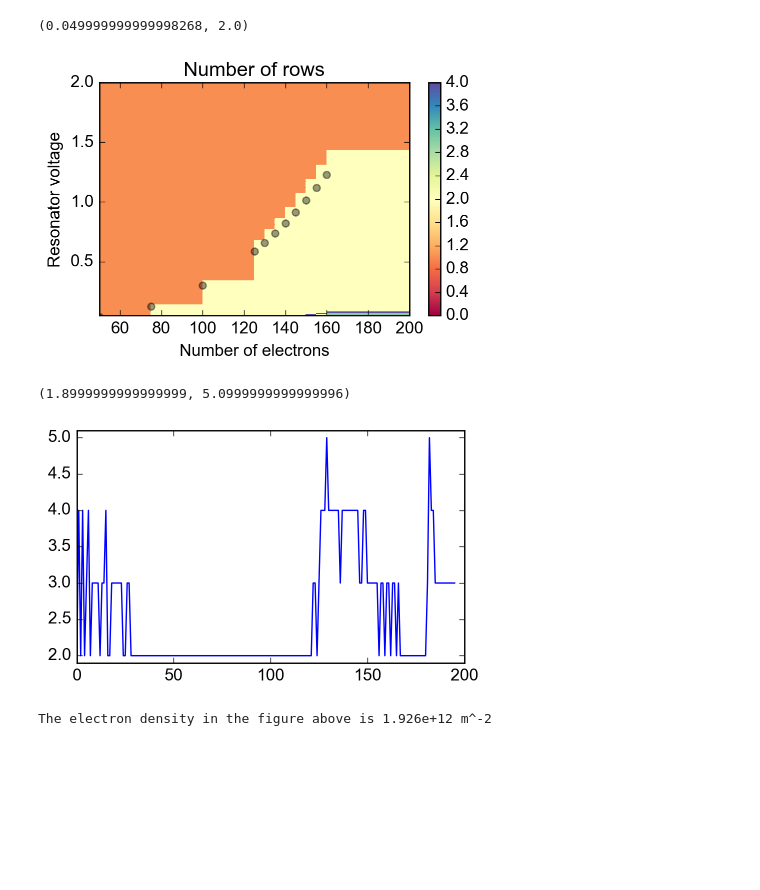
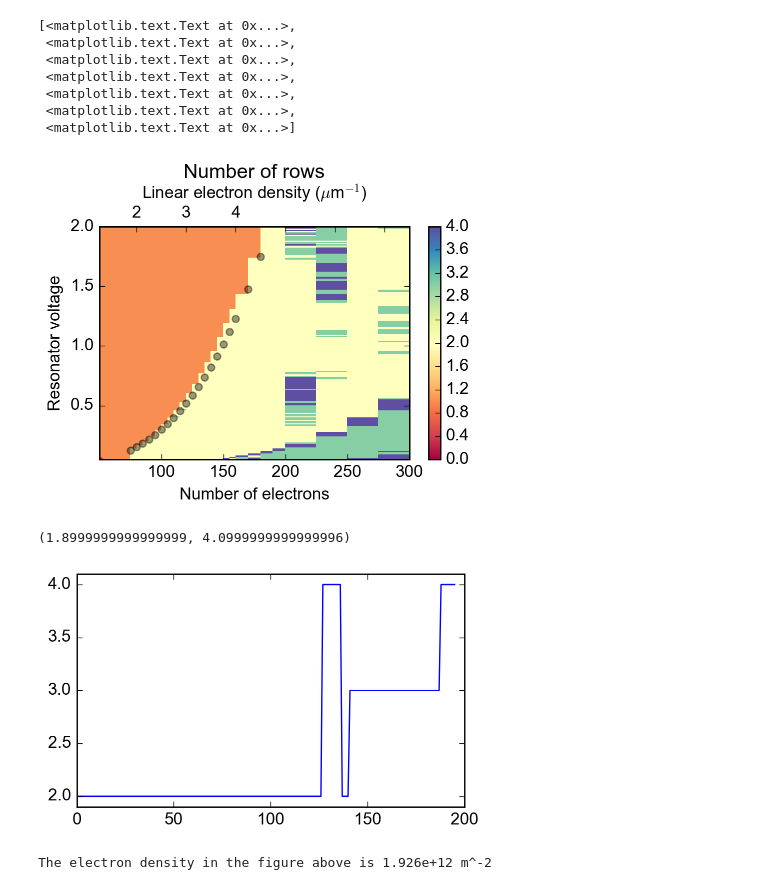
Before and after one commit to gkoolstra/ipython-notebooks, a Jupyter notebook: 20170124 - Electron row detection .ipynb, the cells around one changed output. Saved outputs shown, nothing was run; the diff lists cells and outputs as text; code cells hidden in the pictures; blank space fills up the shorter version.

```diff
--- a/20170124 - Electron row detection .ipynb
+++ b/20170124 - Electron row detection .ipynb
@@ -22,7 +22,15 @@ from TrapAnalysis import artificial_anneal as anneal
 save_path = r"/Volumes/slab/Gerwin/Electron on helium/Electron optimization/Realistic potential/Resonator"
 sub_dirs = [r"170118_143444_M018V2_resonator_Vsweep_50_electrons",
             r"170118_140803_M018V2_resonator_Vsweep_75_electrons",
+            r"170125_230605_M018V2_resonator_Vsweep_80_electrons",
+            r"170126_062249_M018V2_resonator_Vsweep_85_electrons",
+            r"170126_064112_M018V2_resonator_Vsweep_90_electrons",
+            r"170126_070212_M018V2_resonator_Vsweep_95_electrons",
             r"170118_132418_M018V2_resonator_Vsweep_100_electrons",
+            r"170126_072531_M018V2_resonator_Vsweep_105_electrons",
+            r"170126_075343_M018V2_resonator_Vsweep_110_electrons",
+            r"170126_082410_M018V2_resonator_Vsweep_115_electrons",
+            r"170126_085811_M018V2_resonator_Vsweep_120_electrons",
             r"170124_101926_M018V2_resonator_Vsweep_125_electrons",
             r"170124_112414_M018V2_resonator_Vsweep_130_electrons",
             r"170124_120809_M018V2_resonator_Vsweep_135_electrons",
@@ -31,7 +39,14 @@ sub_dirs = [r"170118_143444_M018V2_resonator_Vsweep_50_electrons",
             r"170124_163706_M018V2_resonator_Vsweep_150_electrons",
             r"170124_175432_M018V2_resonator_Vsweep_155_electrons",
             r"170125_071720_M018V2_resonator_Vsweep_160_electrons",
-            r"170118_145233_M018V2_resonator_Vsweep_200_electrons"]
+            r"170126_093412_M018V2_resonator_Vsweep_170_electrons",
+            r"170126_110149_M018V2_resonator_Vsweep_180_electrons",
+            r"170126_130205_M018V2_resonator_Vsweep_190_electrons",
+            r"170118_145233_M018V2_resonator_Vsweep_200_electrons",
+            r"170126_211735_M018V2_resonator_Vsweep_225_electrons",
+            r"170127_005927_M018V2_resonator_Vsweep_250_electrons",
+            r"170127_054958_M018V2_resonator_Vsweep_275_electrons",
+            r"170127_123421_M018V2_resonator_Vsweep_300_electrons"]
 
 dbin = 0.006E-6
 bins = np.arange(-0.80E-6, 0.80E-6+dbin, dbin)
@@ -48,7 +63,6 @@ for N_axis, sub_dir in enumerate(sub_dirs):
         k = 0
         for step in f.keys():
             if "step" in step:
-                #print(step)
                 electron_ri = f[step + "/electron_final_coordinates"][()]
                 xi, yi = anneal.r2xy(electron_ri)
                 energy.append(f[step+"/energy"][()])
@@ -132,26 +156,39 @@ Directory: 170118_145233_M018V2_resonator_Vsweep_200_electrons
 # %%
 xaxis = N_electrons
 
 lamb = np.array(N_electrons) * 1/40E-6 # box_length
 alpha = 0.15E12 # curvature of potential (@ 1.0 V)
 voltage_point = lamb**3 * 1.602E-19/(2*np.pi*8.85E-12*alpha)
 
 plt.figure(figsize=(5.,3.))
 plt.pcolormesh(xaxis, Vres, noof_rows, cmap=plt.cm.Spectral)
 plt.plot(lamb * 40E-6, voltage_point, 'o', **common.plot_opt(color='k', msize=5))
 plt.xlabel("Number of electrons")
 plt.ylabel("Resonator voltage")
-plt.title("Number of rows")
+plt.title("Number of rows\n\n")
 plt.colorbar()
 plt.clim(0, 4)
-plt.xlim(np.min(xaxis), np.max(xaxis))
+#plt.xlim(np.min(xaxis), np.max(xaxis))
 plt.ylim(np.min(Vres), np.max(Vres))
+
+ax1 = plt.gca()
+ax1.set_xlim(np.min(lamb * 40E-6), np.max(lamb * 40E-6))
+ax2 = ax1.twiny()
+ax2.set_xlim(np.min(lamb*1E-6), np.max(lamb*1E-6))
+ax2.set_xlabel("Linear electron density ($\mu$m$^{-1}$)")
+ax2.set_xticklabels(["1","2","3","4","","",""])
 # %% [output]
-(0.049999999999998268, 2.0)
+[<matplotlib.text.Text at 0x...>,
+ <matplotlib.text.Text at 0x...>,
+ <matplotlib.text.Text at 0x...>,
+ <matplotlib.text.Text at 0x...>,
+ <matplotlib.text.Text at 0x...>,
+ <matplotlib.text.Text at 0x...>,
+ <matplotlib.text.Text at 0x...>]
-[figure, old version]
+[figure, new version]
 # %%
 N_electrons = np.sum(electron_histogram[0,:])
-N_threshold = 10
+N_threshold = 30
 num_peaks = list()
 for N in range(np.shape(electron_histogram)[0]):
     peakind = np.where(electron_histogram[N,:] > N_threshold)[0]
@@ -163,8 +200,8 @@ plt.plot(num_peaks)
 ylims = plt.ylim();
 plt.ylim(ylims[0]-0.1, ylims[1]+0.1)
 # %% [output]
-(1.8999999999999999, 5.0999999999999996)
+(1.8999999999999999, 4.0999999999999996)
-[figure, old version]
+[figure, new version]
 # %%
 PP = anneal.PostProcess()
 master_dir = r"/Users/gkoolstra/Desktop/Electron optimization/Realistic potential/Variable density"
```
Also changed, not shown: parts of 1 cell of this notebook, 3 other files.
